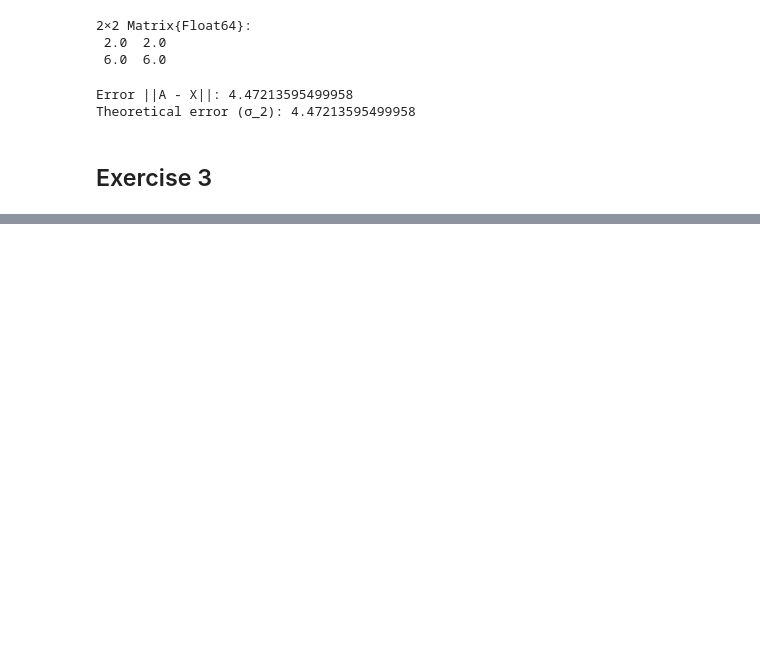
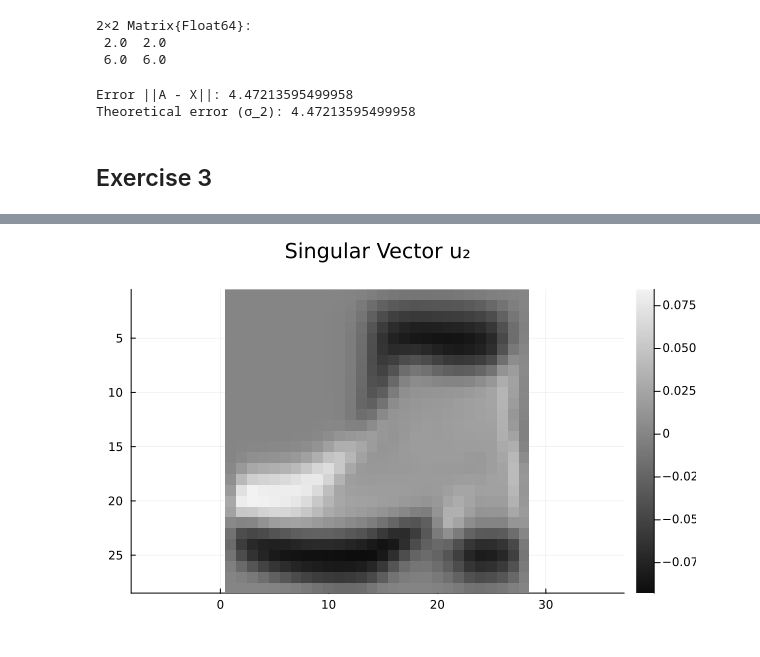
Before and after one commit to dgsob/SF2526-VT25, a Jupyter notebook: Homework_1.ipynb, the cells around one changed output, grey strips where cells are left out. Drawn from its saved outputs; the diff is of its cells as text; code cells hidden in the pictures; blank space fills up the shorter version.

```diff
--- a/Homework_1.ipynb
+++ b/Homework_1.ipynb
@@ -432,0 +573,4 @@ Theoretical error (σ_2): 4.47213595499958
+# %%
+plot_image(U[:, 2], "Singular Vector u₂")
+# %% [output]
+[figure, added]
```
Also changed, not shown: parts of 18 cells of this notebook.
